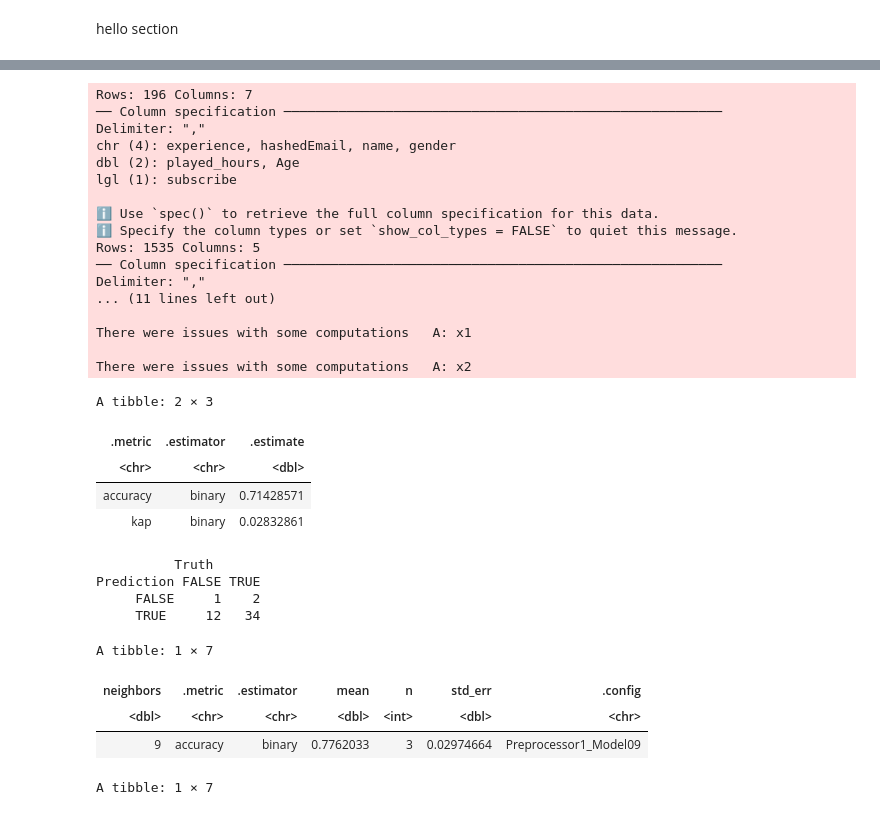
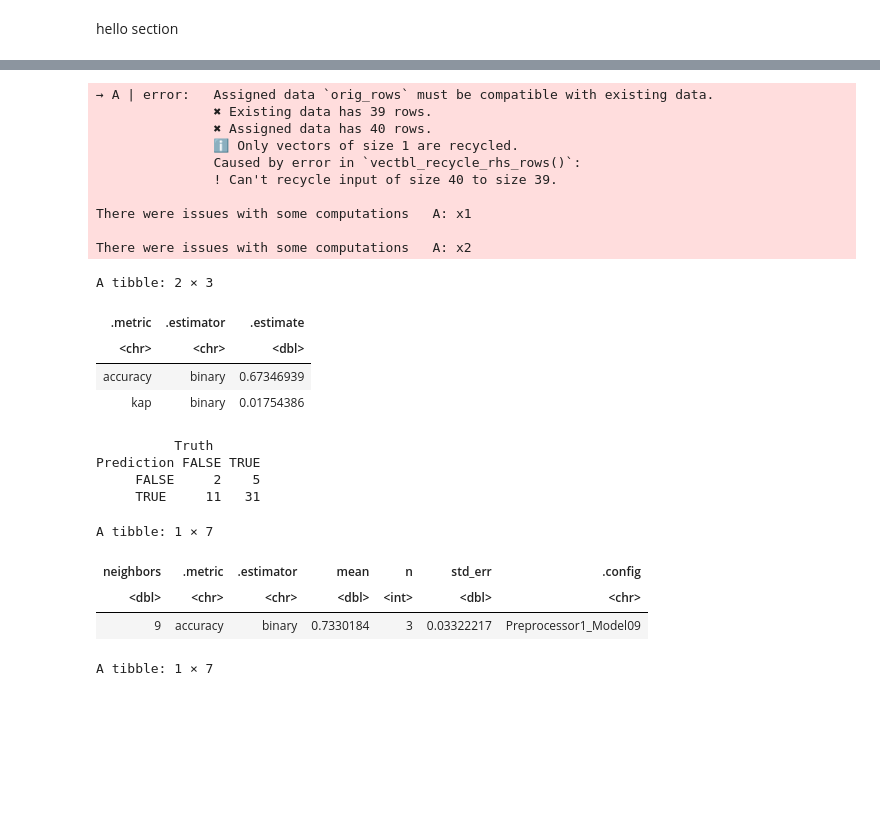
Before and after one commit to YiyangChen-6/25-summerterm-project, a Jupyter notebook: project.ipynb, the cells around one changed output, grey strips where cells are left out. Cells and saved outputs as stored; diff of their text form; code cells hidden in the pictures; blank space fills up the shorter version.

```diff
--- a/project.ipynb
+++ b/project.ipynb
@@ -3,9 +114,6 @@ hello section
 # %%
-library(tidyverse)
-library(repr)
-library(tidymodels)
-players <- read_csv("players.csv")
-sessions <- read_csv("sessions.csv")
+
+
 
 players <- players|>
 mutate(subscribe = as.factor(subscribe))|>
@@ -17,7 +125,7 @@ players_split <- initial_split(players, strata = subscribe)
 train_split <- training(players_split)
 test_split <- testing(players_split)
 
-player_recipe <- recipe(subscribe ~ scaled_played_hours + scaled_Age + gender + experience, data = train_split)
+player_recipe <- recipe(subscribe ~ scaled_played_hours + scaled_Age + gender_Female + gender_Male+	gender_others + experience, data = train_split)
 
 player_vfold <- vfold_cv(players, v = 5, strata = subscribe)
 
@@ -54,56 +162,49 @@ set_engine("kknn")|>
 set_mode("classification")
 
 final_workflow <- workflow() |>
   add_recipe(player_recipe) |>
   add_model(final_knn)
 
 final_fit <- final_workflow |>
   fit(data = train_split)
 
 test_predictions <- predict(final_fit, test_split) |>
   bind_cols(test_split)
 
 metrics <- test_predictions |>
   metrics(truth = subscribe, estimate = .pred_class)
 
 metrics
 
 
 conf <- test_predictions |>
   conf_mat(truth = subscribe, estimate = .pred_class)
 conf
 best_k
 # %% [output]
-Rows: 196 Columns: 7
-── Column specification ────────────────────────────────────────────────────────
-Delimiter: ","
-chr (4): experience, hashedEmail, name, gender
-dbl (2): played_hours, Age
-lgl (1): subscribe
-
-ℹ Use `spec()` to retrieve the full column specification for this data.
-ℹ Specify the column types or set `show_col_types = FALSE` to quiet this message.
-Rows: 1535 Columns: 5
-── Column specification ────────────────────────────────────────────────────────
-Delimiter: ","
-... (11 lines left out)
+→ A | error:   Assigned data `orig_rows` must be compatible with existing data.
+               ✖ Existing data has 39 rows.
+               ✖ Assigned data has 40 rows.
+               ℹ Only vectors of size 1 are recycled.
+               Caused by error in `vectbl_recycle_rhs_rows()`:
+               ! Can't recycle input of size 40 to size 39.
 
 There were issues with some computations   A: x1
 
 There were issues with some computations   A: x2
 A tibble: 2 × 3
 | .metric | .estimator | .estimate |
 | <chr> | <chr> | <dbl> |
-| accuracy | binary | 0.71428571 |
-| kap | binary | 0.02832861 |
+| accuracy | binary | 0.67346939 |
+| kap | binary | 0.01754386 |
           Truth
 Prediction FALSE TRUE
-     FALSE     1    2
-     TRUE     12   34
+     FALSE     2    5
+     TRUE     11   31
 A tibble: 1 × 7
 | neighbors | .metric | .estimator | mean | n | std_err | .config |
 | <dbl> | <chr> | <chr> | <dbl> | <int> | <dbl> | <chr> |
-| 9 | accuracy | binary | 0.7762033 | 3 | 0.02974664 | Preprocessor1_Model09 |
+| 9 | accuracy | binary | 0.7330184 | 3 | 0.03322217 | Preprocessor1_Model09 |
 # %%
 #scaled_played_hours
 set.seed(1234)
```
Also changed, not shown: parts of 8 cells of this notebook, 1 other file.
